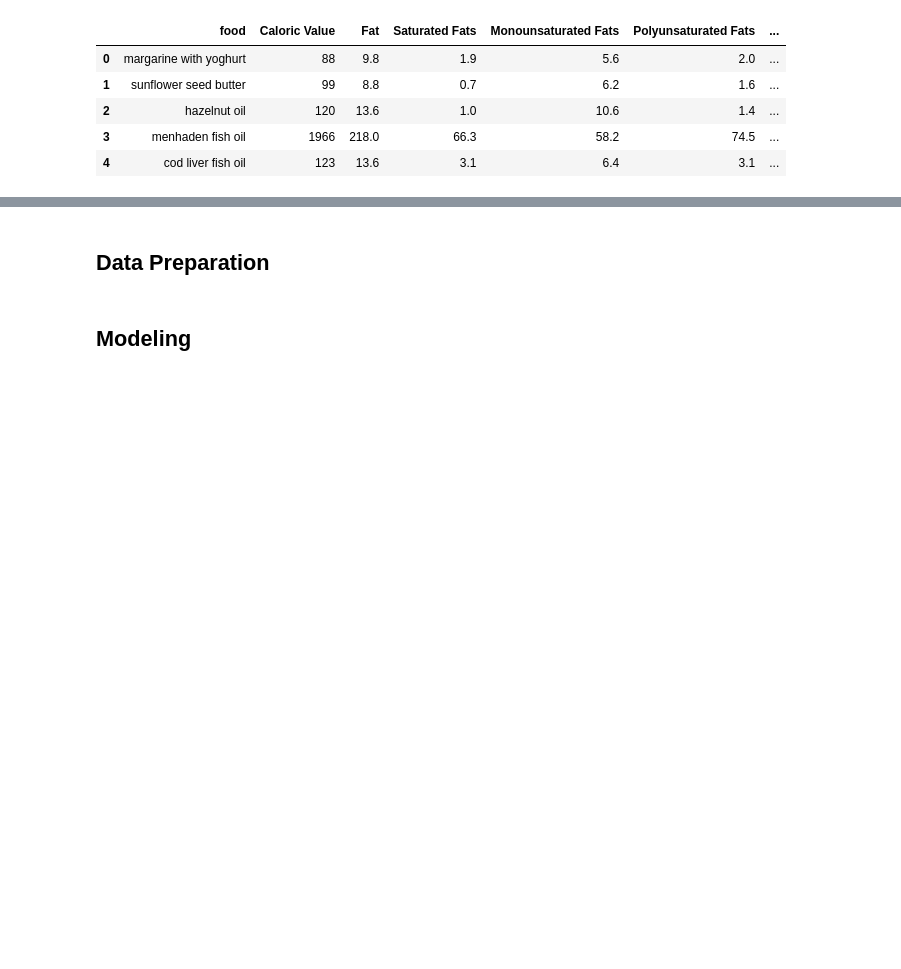
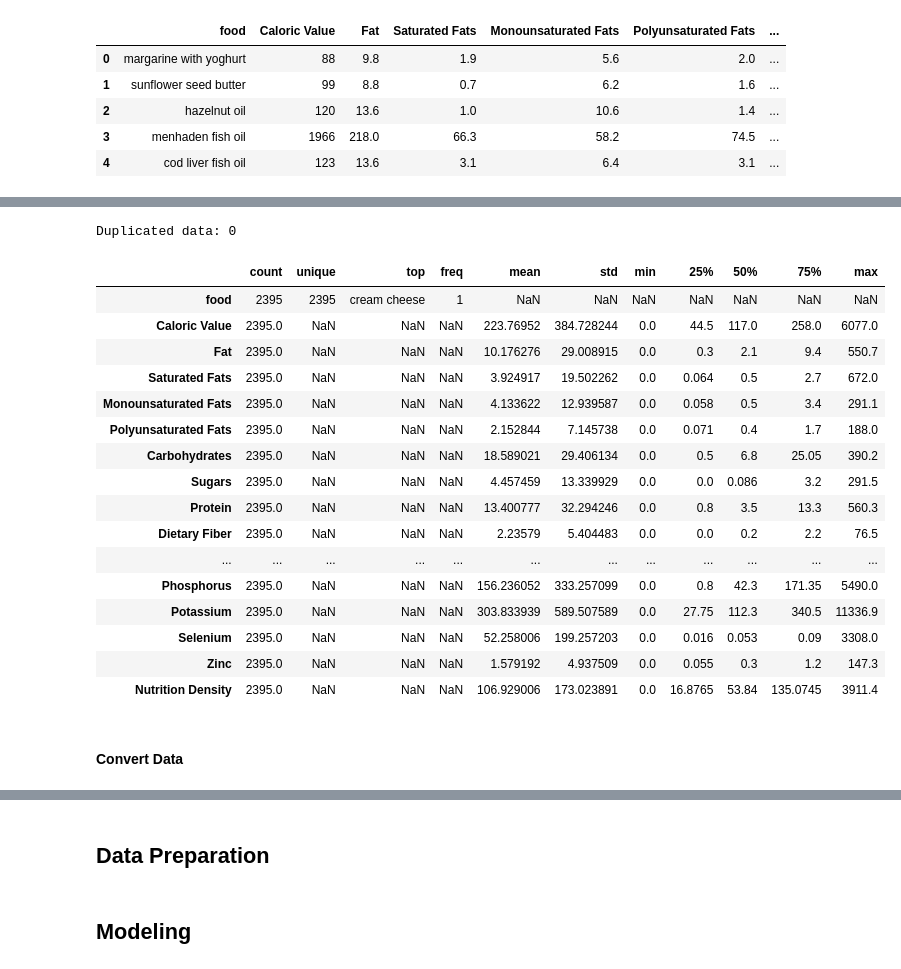
Before and after one commit to Sulbae/OlahGizi-Project, a Jupyter notebook: Nutrition Prediction Model/notebook.ipynb, the cells around one changed output, grey strips where cells are left out. Cells and saved outputs as stored; diff of their text form; code cells hidden in the pictures; blank space fills up the shorter version.

```diff
--- a/Nutrition Prediction Model/notebook.ipynb
+++ b/Nutrition Prediction Model/notebook.ipynb
@@ -415,0 +487,27 @@ data_5_df.describe(include="all").T
+# %%
+# Ensure there is no duplicated data
+print(f"Duplicated data:", merged_data.duplicated().sum())
+# %% [output]
+Duplicated data: 0
+# %%
+merged_data.describe(include="all").T
+# %% [output]
+|  | count | unique | top | freq | mean | std | min | 25% | 50% | 75% | max |
+| food | 2395 | 2395 | cream cheese | 1 | NaN | NaN | NaN | NaN | NaN | NaN | NaN |
+| Caloric Value | 2395.0 | NaN | NaN | NaN | 223.76952 | 384.728244 | 0.0 | 44.5 | 117.0 | 258.0 | 6077.0 |
+| Fat | 2395.0 | NaN | NaN | NaN | 10.176276 | 29.008915 | 0.0 | 0.3 | 2.1 | 9.4 | 550.7 |
+| Saturated Fats | 2395.0 | NaN | NaN | NaN | 3.924917 | 19.502262 | 0.0 | 0.064 | 0.5 | 2.7 | 672.0 |
+| Monounsaturated Fats | 2395.0 | NaN | NaN | NaN | 4.133622 | 12.939587 | 0.0 | 0.058 | 0.5 | 3.4 | 291.1 |
+| Polyunsaturated Fats | 2395.0 | NaN | NaN | NaN | 2.152844 | 7.145738 | 0.0 | 0.071 | 0.4 | 1.7 | 188.0 |
+| Carbohydrates | 2395.0 | NaN | NaN | NaN | 18.589021 | 29.406134 | 0.0 | 0.5 | 6.8 | 25.05 | 390.2 |
+| Sugars | 2395.0 | NaN | NaN | NaN | 4.457459 | 13.339929 | 0.0 | 0.0 | 0.086 | 3.2 | 291.5 |
+| Protein | 2395.0 | NaN | NaN | NaN | 13.400777 | 32.294246 | 0.0 | 0.8 | 3.5 | 13.3 | 560.3 |
+| Dietary Fiber | 2395.0 | NaN | NaN | NaN | 2.23579 | 5.404483 | 0.0 | 0.0 | 0.2 | 2.2 | 76.5 |
+| ... | ... | ... | ... | ... | ... | ... | ... | ... | ... | ... | ... |
+| Phosphorus | 2395.0 | NaN | NaN | NaN | 156.236052 | 333.257099 | 0.0 | 0.8 | 42.3 | 171.35 | 5490.0 |
+| Potassium | 2395.0 | NaN | NaN | NaN | 303.833939 | 589.507589 | 0.0 | 27.75 | 112.3 | 340.5 | 11336.9 |
+| Selenium | 2395.0 | NaN | NaN | NaN | 52.258006 | 199.257203 | 0.0 | 0.016 | 0.053 | 0.09 | 3308.0 |
+| Zinc | 2395.0 | NaN | NaN | NaN | 1.579192 | 4.937509 | 0.0 | 0.055 | 0.3 | 1.2 | 147.3 |
+| Nutrition Density | 2395.0 | NaN | NaN | NaN | 106.929006 | 173.023891 | 0.0 | 16.8765 | 53.84 | 135.0745 | 3911.4 |
+# %% [markdown]
+#### Convert Data
```
Also changed, not shown: parts of 18 cells of this notebook.
